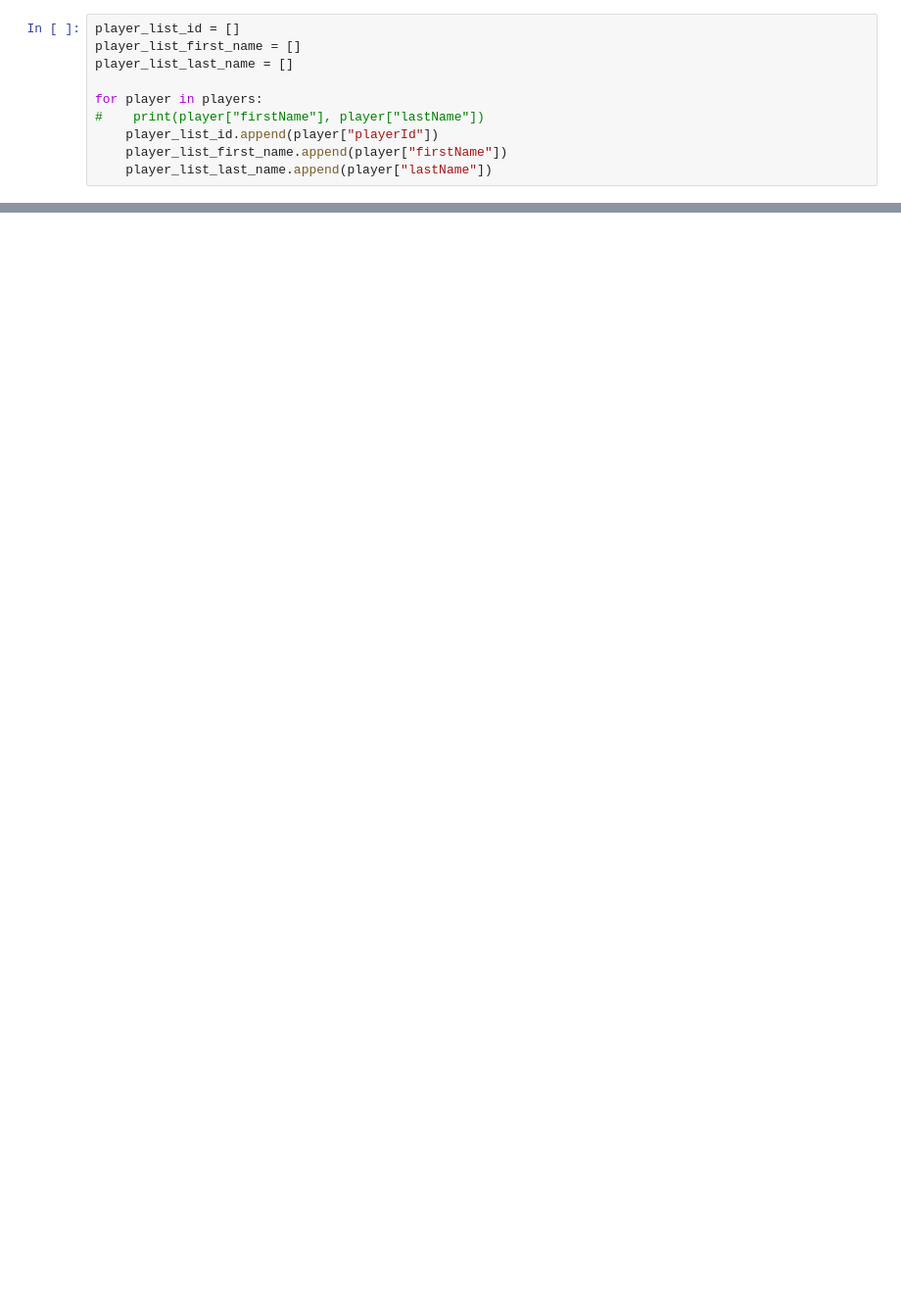
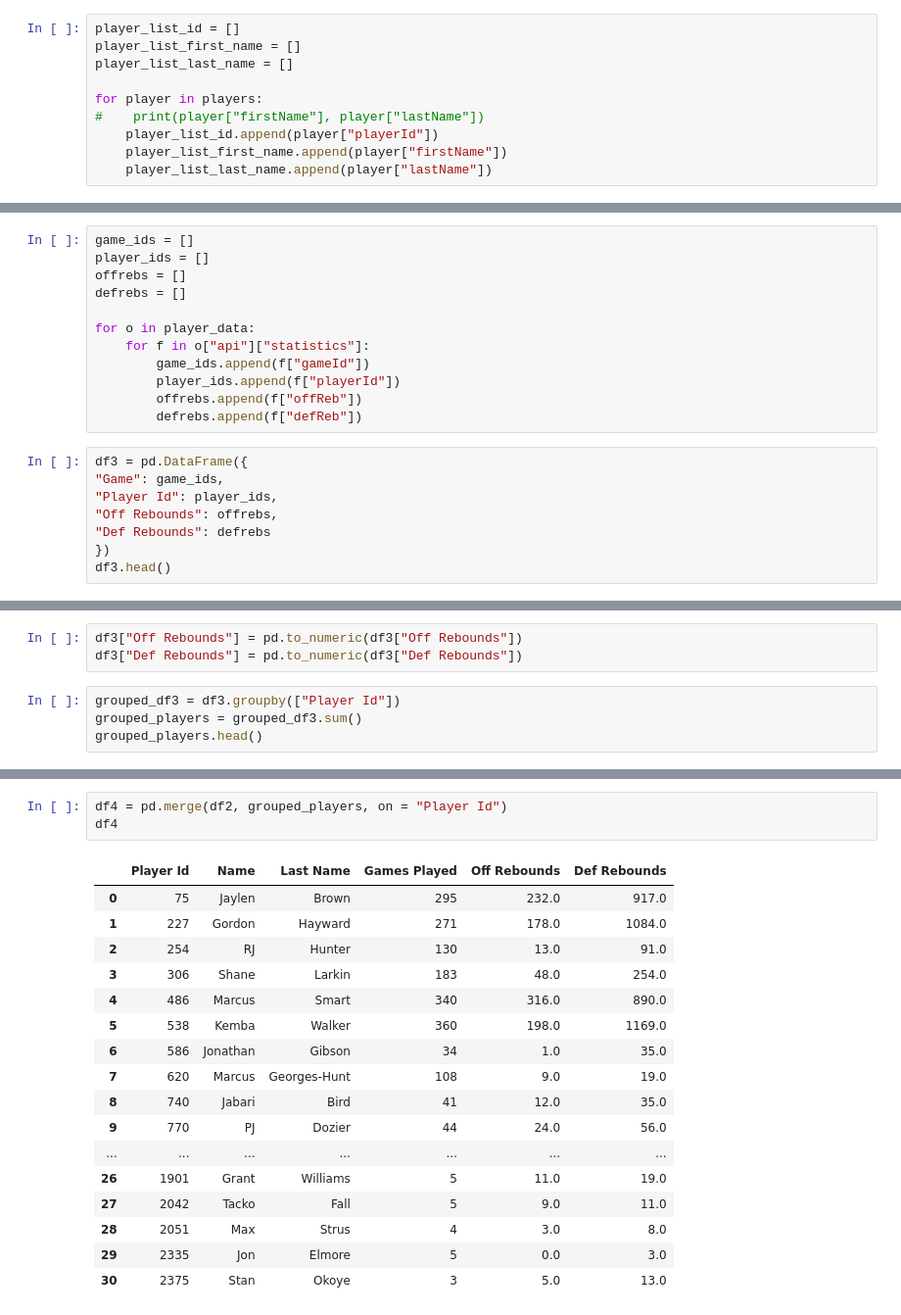
Before and after one commit to Fernandarangel23/Project-1---The-Jordans, a Jupyter notebook: NBA_API.ipynb, the cells around one changed output, grey strips where cells are left out. Shown at 98% size. Cells and saved outputs as stored; diff of their text form; blank space fills up the shorter version.

```diff
--- a/NBA_API.ipynb
+++ b/NBA_API.ipynb
@@ -60,0 +142,20 @@ df
+# %%
+game_ids = []
+player_ids = []
+offrebs = []
+defrebs = []
+
+for o in player_data:
+    for f in o["api"]["statistics"]:
+        game_ids.append(f["gameId"])
+        player_ids.append(f["playerId"])
+        offrebs.append(f["offReb"])
+        defrebs.append(f["defReb"])
+# %%
+df3 = pd.DataFrame({
+"Game": game_ids,
+"Player Id": player_ids,
+"Off Rebounds": offrebs,
+"Def Rebounds": defrebs
+})
+df3.head()
@@ -60,0 +169,7 @@ df
+# %%
+df3["Off Rebounds"] = pd.to_numeric(df3["Off Rebounds"])
+df3["Def Rebounds"] = pd.to_numeric(df3["Def Rebounds"])
+# %%
+grouped_df3 = df3.groupby(["Player Id"])
+grouped_players = grouped_df3.sum()
+grouped_players.head()
@@ -60,0 +184,21 @@ df
+# %%
+df4 = pd.merge(df2, grouped_players, on = "Player Id")
+df4
+# %% [output]
+|  | Player Id | Name | Last Name | Games Played | Off Rebounds | Def Rebounds |
+| 0 | 75 | Jaylen | Brown | 295 | 232.0 | 917.0 |
+| 1 | 227 | Gordon | Hayward | 271 | 178.0 | 1084.0 |
+| 2 | 254 | RJ | Hunter | 130 | 13.0 | 91.0 |
+| 3 | 306 | Shane | Larkin | 183 | 48.0 | 254.0 |
+| 4 | 486 | Marcus | Smart | 340 | 316.0 | 890.0 |
+| 5 | 538 | Kemba | Walker | 360 | 198.0 | 1169.0 |
+| 6 | 586 | Jonathan | Gibson | 34 | 1.0 | 35.0 |
+| 7 | 620 | Marcus | Georges-Hunt | 108 | 9.0 | 19.0 |
+| 8 | 740 | Jabari | Bird | 41 | 12.0 | 35.0 |
+| 9 | 770 | PJ | Dozier | 44 | 24.0 | 56.0 |
+| ... | ... | ... | ... | ... | ... | ... |
+| 26 | 1901 | Grant | Williams | 5 | 11.0 | 19.0 |
+| 27 | 2042 | Tacko | Fall | 5 | 9.0 | 11.0 |
+| 28 | 2051 | Max | Strus | 4 | 3.0 | 8.0 |
+| 29 | 2335 | Jon | Elmore | 5 | 0.0 | 3.0 |
+| 30 | 2375 | Stan | Okoye | 3 | 5.0 | 13.0 |
```
Also changed, not shown: parts of 22 cells of this notebook.
